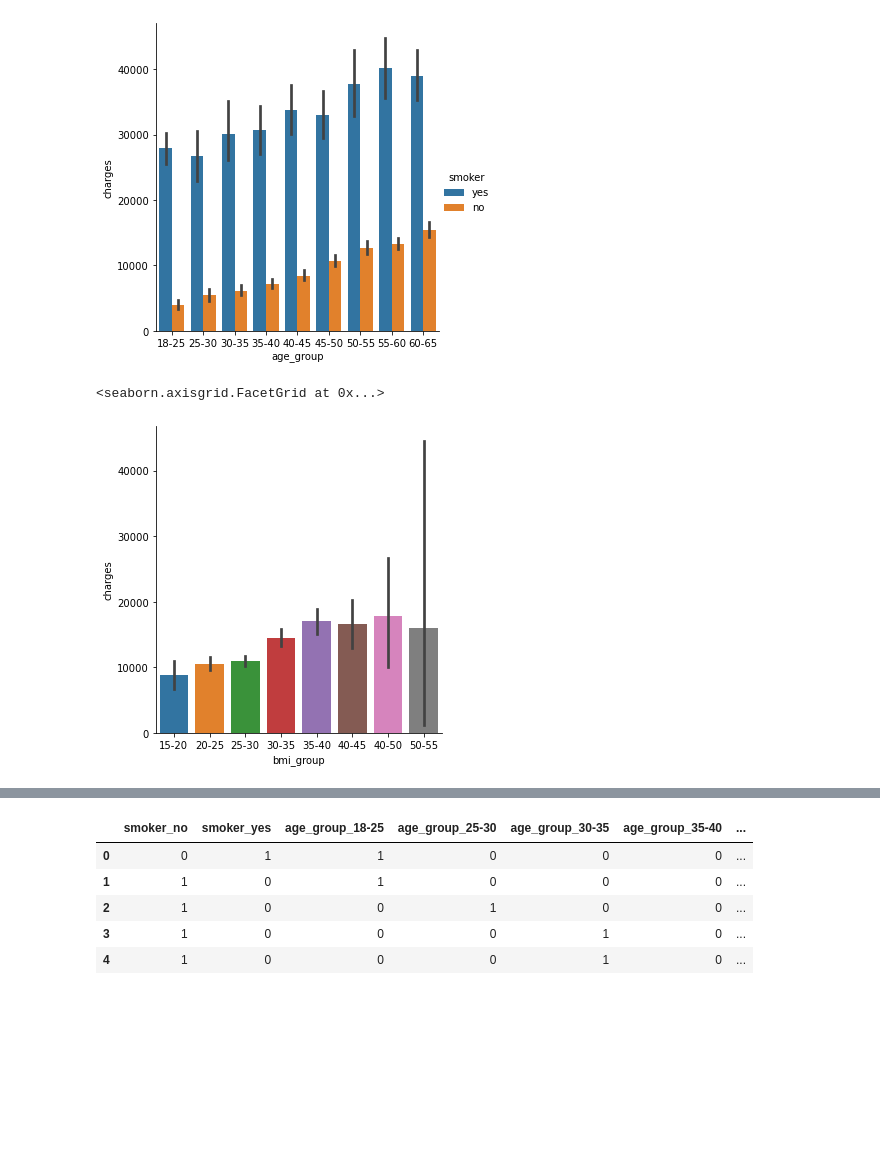
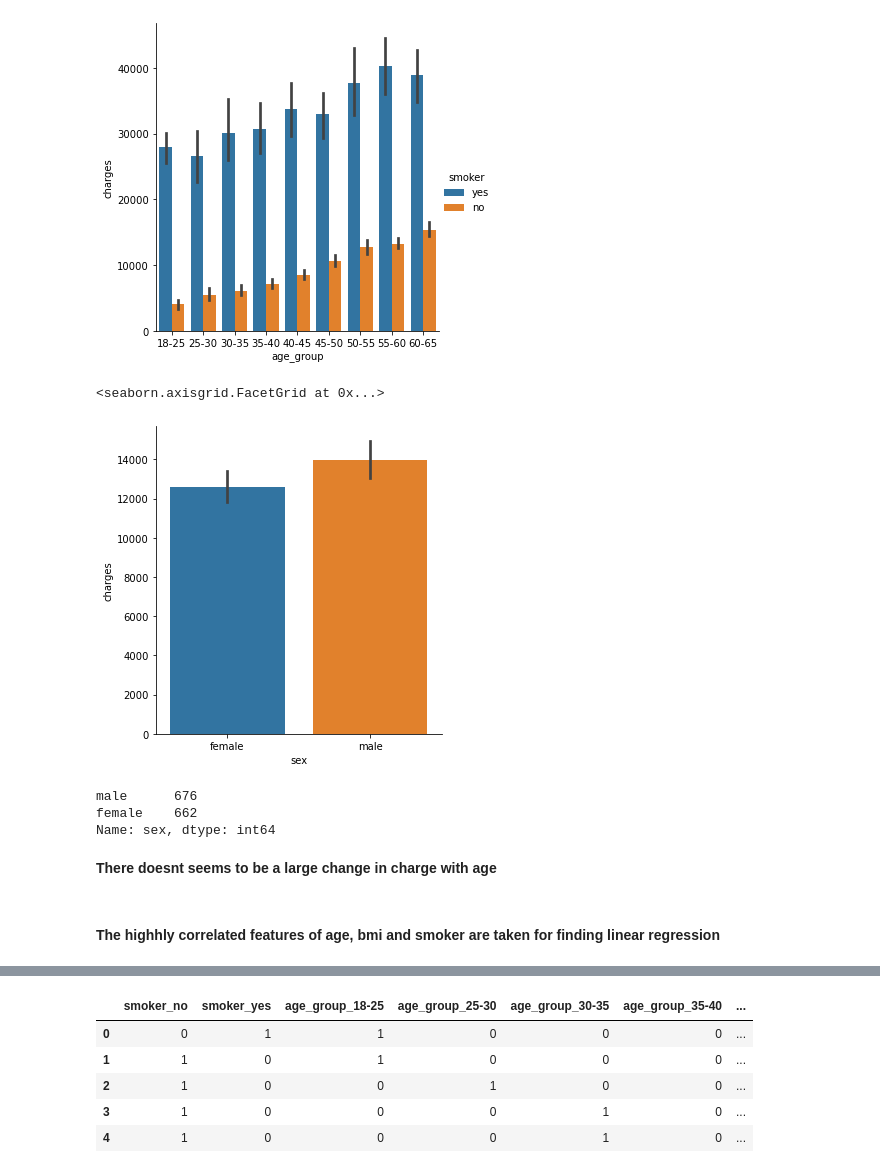
Before and after one commit to kailashsp/Linear-regression, a Jupyter notebook: linear regression with sklearn.ipynb, the cells around one changed output, grey strips where cells are left out. Drawn from its saved outputs; the diff is of its cells as text; code cells hidden in the pictures; blank space fills up the shorter version.

Commit message:
linear regression added comments and eda performed better - mae with ridge and lasso also taken

```diff
--- a/linear regression with sklearn.ipynb
+++ b/linear regression with sklearn.ipynb
@@ -164,8 +163,3 @@ sns.catplot(data=insurance, kind="bar", x="age_group", y="charges", hue="smoker"
 # %% [output]
 <seaborn.axisgrid.FacetGrid at 0x...>
 [figure]
-# %%
-sns.catplot(data=insurance, kind="bar", x="bmi_group", y="charges")
-# %% [output]
-<seaborn.axisgrid.FacetGrid at 0x...>
-[figure, removed]
@@ -173,0 +166,13 @@ insurance.drop(['region','sex','age','bmi','children'],axis =1, inplace=True)
+# %%
+sns.catplot(data=insurance,y="charges",x="sex",kind = "bar")
+# %% [output]
+<seaborn.axisgrid.FacetGrid at 0x...>
+[figure, added]
+# %%
+insurance['sex'].value_counts()
+# %% [output]
+male      676
+female    662
+Name: sex, dtype: int64
+# %% [markdown]
+**There doesnt seems to be a large change in charge with age**
@@ -174 +181,3 @@ insurance.drop(['region','sex','age','bmi','children'],axis =1, inplace=True)
+# %% [markdown]
+#### The highhly correlated features of age, bmi and smoker are taken for finding linear regression ####
 # %%
```
Also changed, not shown: parts of 26 cells of this notebook.
